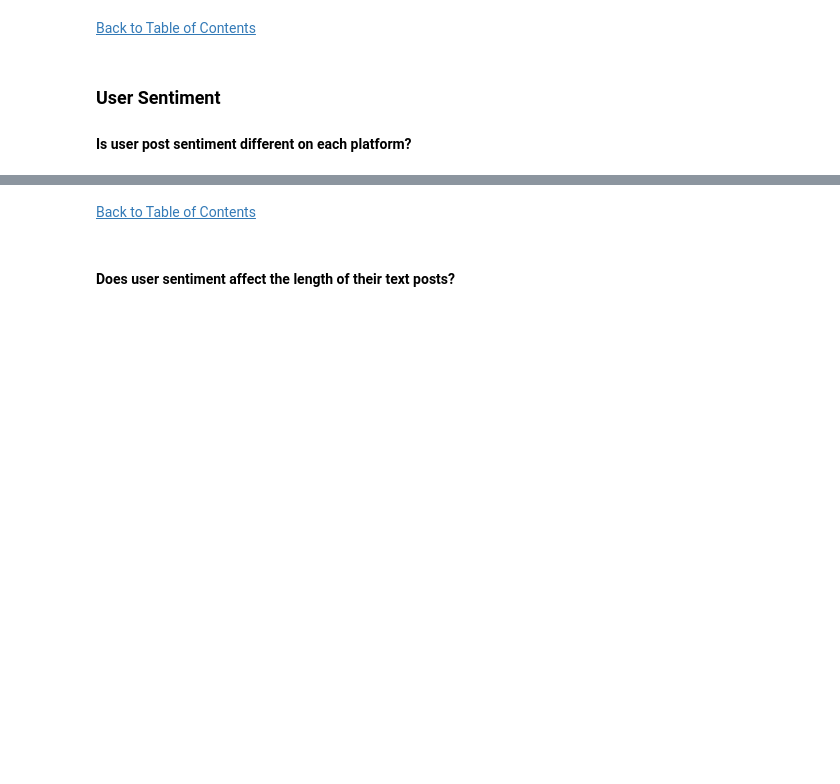
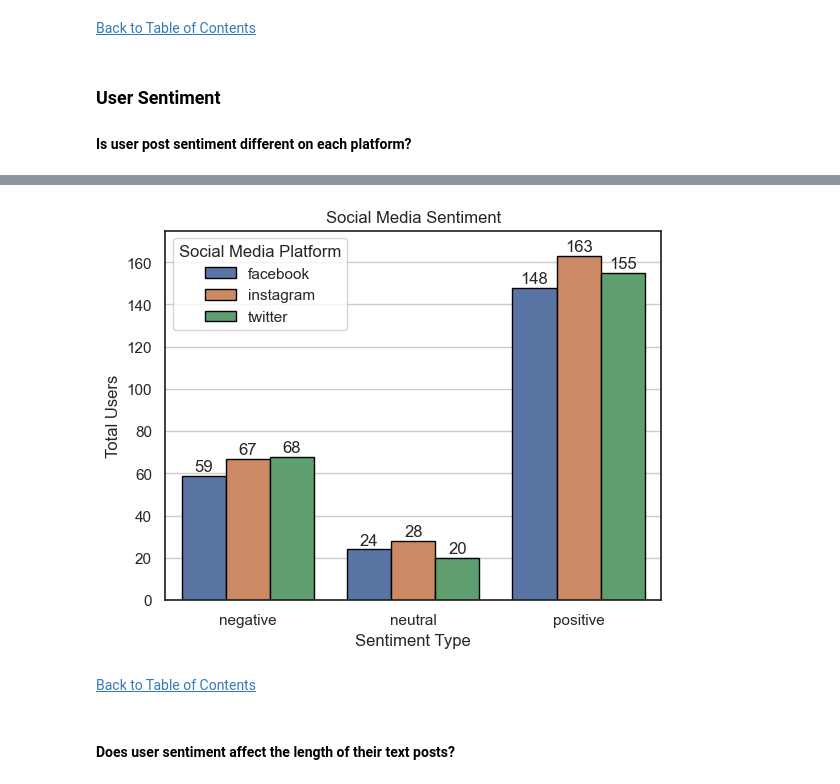
Before and after one commit to jasondo-da/Social_Media_Analysis, a Jupyter notebook: social_media_sentiments_analysis.ipynb, the cells around one changed output, grey strips where cells are left out. Saved outputs shown, nothing was run; the diff lists cells and outputs as text; code cells hidden in the pictures; blank space fills up the shorter version.

Commit message:
Add files via upload
Finished all charts

```diff
--- a/social_media_sentiments_analysis.ipynb
+++ b/social_media_sentiments_analysis.ipynb
@@ -1090,6 +1092,3 @@ plt.show()
 ### User Sentiment
 
 #### Is user post sentiment different on each platform?
-# %%
-sum_sentiment_posts = sm.groupby('platform').agg({'sentiment': 'value_counts'})
-sum_sentiment_posts.plot(kind='bar')
@@ -1121,0 +1095,13 @@ memory usage: 635.0 bytes
+# %%
+def platform_sentiment(sentiment):
+    sum_sentiment_posts = sm[(sm['sentiment'] == sentiment)].groupby(['platform', 'sentiment']).agg({'user': 'count'}).apply(list).reset_index()
+    sum_sentiment_posts.name = 'sum_sentiment_posts'
+    return sum_sentiment_posts
+
+pos = platform_sentiment('positive')
+neutral = platform_sentiment('neutral')
+neg = platform_sentiment('negative')
+
+sentiment_count = pd.concat([pos, neutral, neg], ignore_index = True)
+sentiment_count = sentiment_count[sentiment_count['user'] > 0].sort_values(by=['platform', 'user'])
+sentiment_count
@@ -1122,3 +1119,28 @@ memory usage: 635.0 bytes
+# %%
+sentiment_bar = sns.barplot(data=sentiment_count,
+                            x='sentiment',
+                            y='user',
+                            hue='platform',
+                            edgecolor='black')
+
+for rect in sentiment_bar.patches:
+    y_value = rect.get_height()
+    x_value = rect.get_x() + rect.get_width() / 2
+    space = 1
+    label = '{:.0f}'.format(y_value)
+    sentiment_bar.annotate(label, (x_value, y_value), xytext=(0, space), textcoords='offset points', ha='center', va='bottom')
+
+plt.title('Social Media Sentiment')
+plt.xlabel('Sentiment Type')
+plt.ylabel('Total Users')
+plt.ylim([0, 175])
+
+plt.legend(title='Social Media Platform')
+plt.grid(axis='y')
+
+plt.show()
+# %% [output]
+[figure, added]
 # %% [markdown]
 [Back to Table of Contents](#back)
 # %% [markdown]
```
Also changed, not shown: parts of 20 cells of this notebook.
